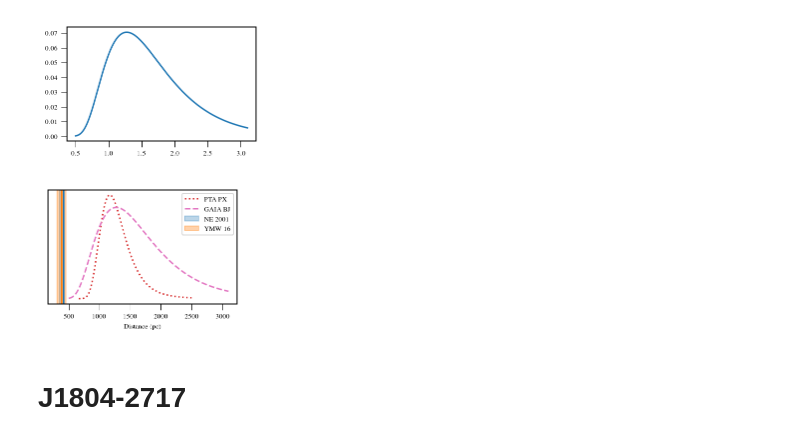
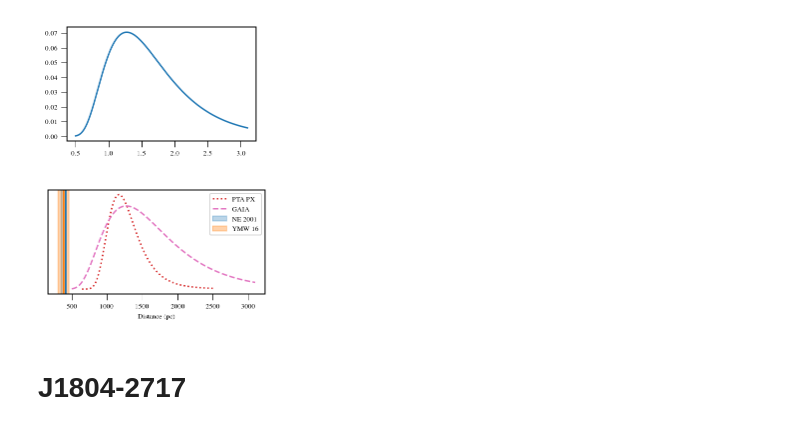
Before and after one commit to ChiaraMingarelli/gaia_pulsars, a Jupyter notebook: codes/pulsar_dist_figs.ipynb, the cells around one changed output. Cells and saved outputs as stored; diff of their text form; code cells hidden in the pictures.

```diff
--- a/codes/pulsar_dist_figs.ipynb
+++ b/codes/pulsar_dist_figs.ipynb
@@ -279,33 +282,35 @@ norm_1024 = sp.integrate.quad(pOfR, .5, 3.1, args=(0.5288, 0.4259,0.425767399303
 # %%
 fig, ax1 = plt.subplots()
 
 # DM NE 2001 model
 ax1.axvspan(d_DM_NE_1024 - eminus_DM_NE_1024, d_DM_NE_1024+ eplus_DM_NE_1024, alpha=0.3, color = "C0", label = "NE 2001")
 plt.axvline(d_DM_NE_1012, ymin=0, ymax=1, color = "C0")
 
 # DM YMW16 model
 ax1.axvspan(d_DM_YMW_1024*.8, d_DM_YMW_1024*1.2, alpha=0.35, color = "C1", label = "YMW 16")
 plt.axvline(d_DM_YMW_1024, ymin=0, ymax=1, color = "C1")
 
 # GAIA distance, to be updated
 #plt.plot(1/gx1024*1000, dist_gaia1024.pdf(gx1024), label = "GAIA?", color = "C5", linestyle='dashed')
 
 # PX measurements
 #ax1.axvspan(d_pi_PTA_1024 - eminus_pi_PTA_1024, d_pi_PTA_1024 + eplus_pi_PTA_1024, alpha=0.3, color = "C3", label = "VLBI")
 #plt.axvline(d_pi_PTA_1024, ymin=0, ymax=1, color = "C3")
 plt.plot(1/px1024*1000, dist_px1024.pdf(px1024), label = "PTA PX", color = "C3", linestyle='dotted')
 
-plt.plot(dist_BJ_1024*1000, np.array(bj_1024)*3/norm_1024[0], label = "GAIA BJ", color = "C6", linestyle='dashed')
+plt.plot(dist_BJ_1024*1000, np.array(bj_1024)*3/norm_1024[0], label = "GAIA", color = "C6", linestyle='dashed')
 
 
 
 ax1.set_yticklabels([])
 plt.yticks([])
 plt.xlabel("Distance (pc)")
 plt.legend()
-#plt.savefig("J1024_distances_wbj.pdf")
+plt.tight_layout()
+
+plt.savefig("J1024_distances_wbj.pdf")
 # %% [output]
-[figure, old version]
+[figure, new version]
 # %% [markdown]
 # J1804-2717
 # %%
```
Also changed, not shown: parts of 8 cells of this notebook, 2 other files.
